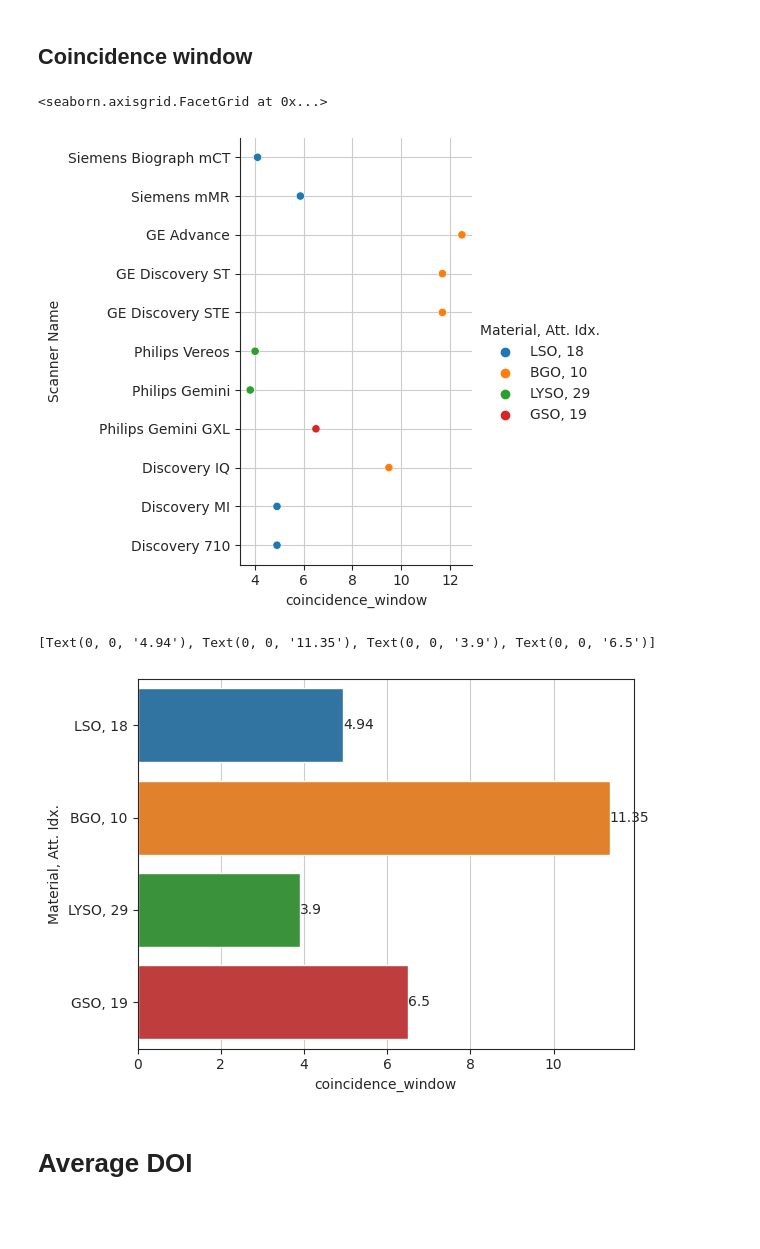
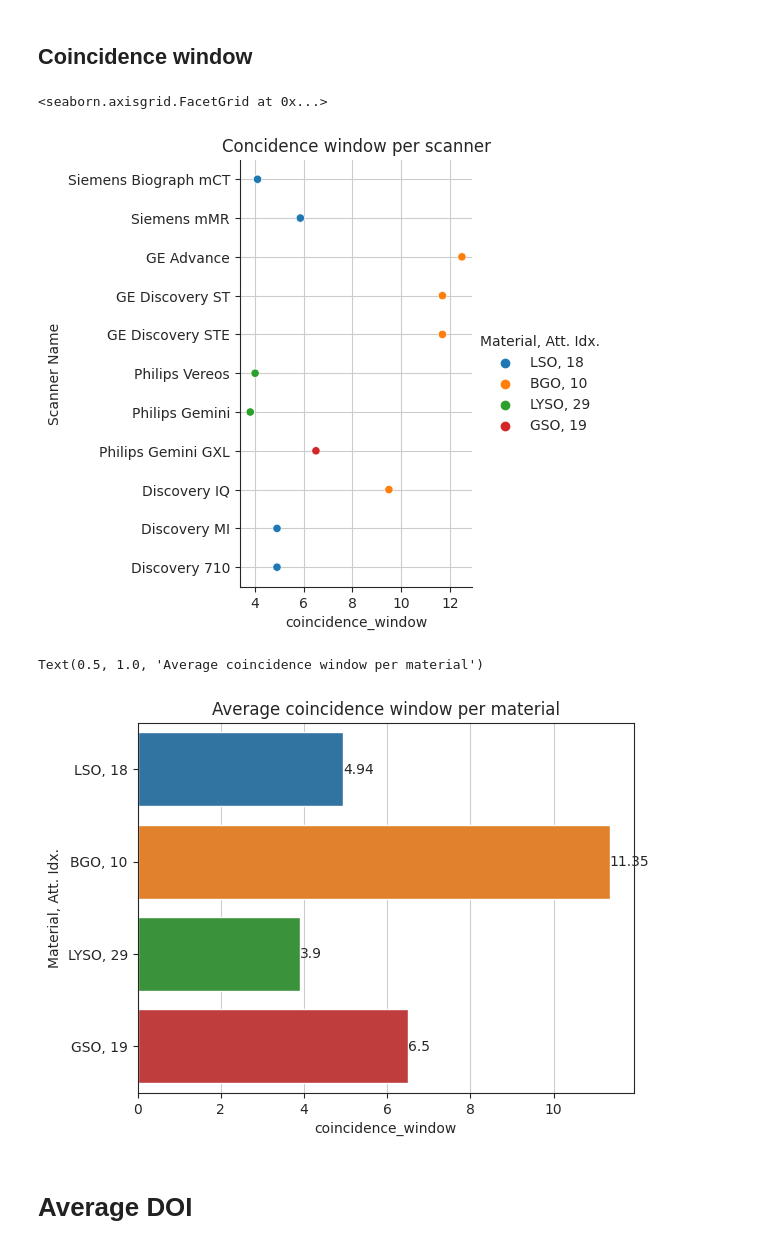
Before and after one commit to YerePhy/randfig, a Jupyter notebook: notebooks/1.0-jpm-params-eda.ipynb, the cells around one changed output. Saved outputs shown, nothing was run; the diff lists cells and outputs as text; code cells hidden in the pictures; blank space fills up the shorter version.

Commit message:
Setting title in EDA.

```diff
--- a/notebooks/1.0-jpm-params-eda.ipynb
+++ b/notebooks/1.0-jpm-params-eda.ipynb
@@ -53,16 +53,18 @@ df["Material, Att. Idx."] = df["Material"].astype(str) + ', ' + df["Attenuation
 # %% [markdown]
 ## Coincidence window
 # %%
-df.pipe(sns.relplot, y="Scanner Name", x="coincidence_window", hue="Material, Att. Idx.")
+df.pipe(sns.relplot, y="Scanner Name", x="coincidence_window", hue="Material, Att. Idx.")\
+    .set(title="Concidence window per scanner")
 # %% [output]
 <seaborn.axisgrid.FacetGrid at 0x...>
-[figure, old version]
+[figure, new version]
 # %%
 g = df.pipe(sns.barplot, y="Material, Att. Idx.", x="coincidence_window", estimator="mean", errorbar=None)
 g.bar_label(g.containers[0])
+g.set_title("Average coincidence window per material")
 # %% [output]
-[Text(0, 0, '4.94'), Text(0, 0, '11.35'), Text(0, 0, '3.9'), Text(0, 0, '6.5')]
+Text(0.5, 1.0, 'Average coincidence window per material')
-[figure, old version]
+[figure, new version]
 # %%
 coincidence_window_per_material = df.groupby("Material, Att. Idx.").mean(numeric_only=True)["coincidence_window"].pipe(dict)
 # %% [markdown]
```
